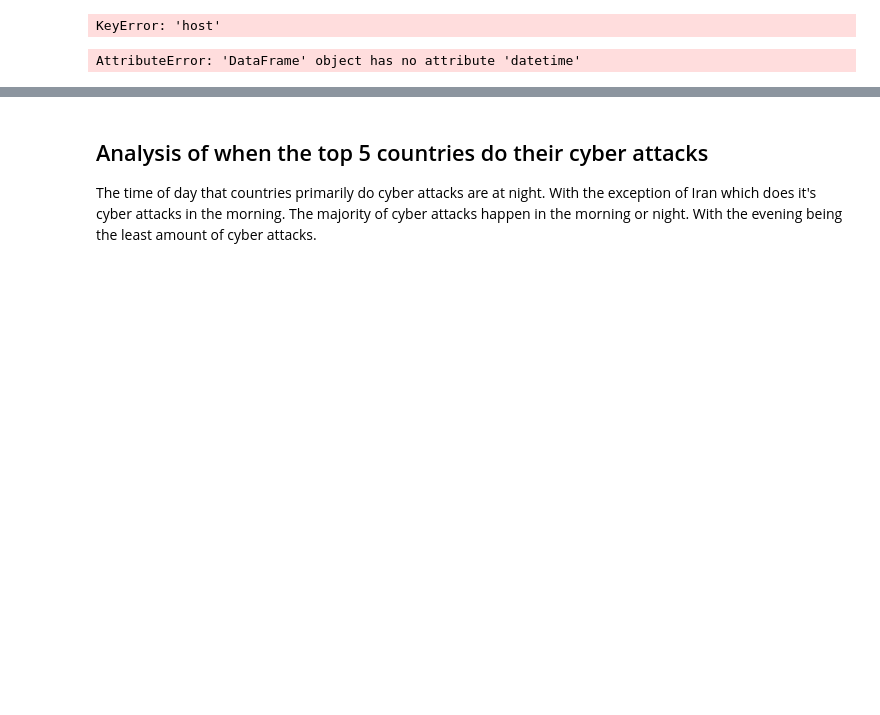
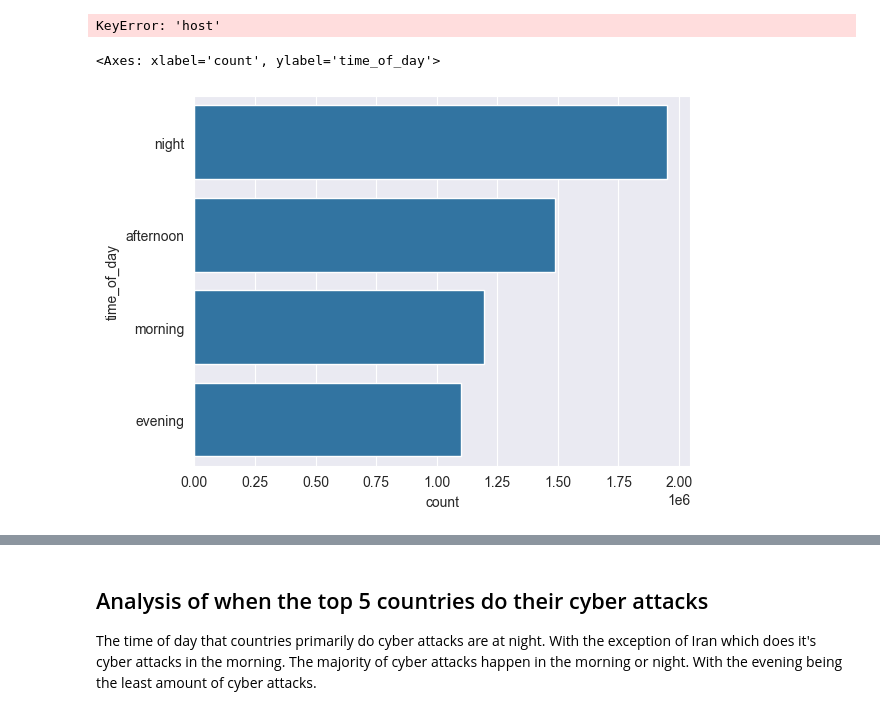
Before and after one commit to RamonM1/Cybersecurity-Intrusion-Analysis, a Jupyter notebook: notebooks/eda.ipynb, the cells around one changed output, grey strips where cells are left out. Cells and saved outputs as stored; diff of their text form; code cells hidden in the pictures; blank space fills up the shorter version.

```diff
--- a/notebooks/eda.ipynb
+++ b/notebooks/eda.ipynb
@@ -523,27 +463,28 @@ KeyError: 'host'
 # %%
 # sort attacks by morning, afternoon, evening and night
 
-df['hour'] = pd.to_datetime(df.datetime).dt.hour
+df['hour'] = df.time.dt.hour
 
 # function to sort the hours into morning, afternoon, evening and night
 
 def sort_hours(hour):
     if hour >= 5 and hour < 12:
         return 'morning'
     elif hour >= 12 and hour < 17:
         return 'afternoon'
     elif hour >= 17 and hour < 21:
         return 'evening'
     else:
         return 'night'
 
 df['time_of_day'] = df.hour.apply(sort_hours)
 
 # plot the time of day that the attacks happen
 
 sns.countplot(y=df.time_of_day, order=df.time_of_day.value_counts().index)
 # %% [output]
-AttributeError: 'DataFrame' object has no attribute 'datetime'
+<Axes: xlabel='count', ylabel='time_of_day'>
+[figure, added]
 # %%
 # group the attacks by country and time of day
 
```
Also changed, not shown: parts of 14 cells of this notebook.
